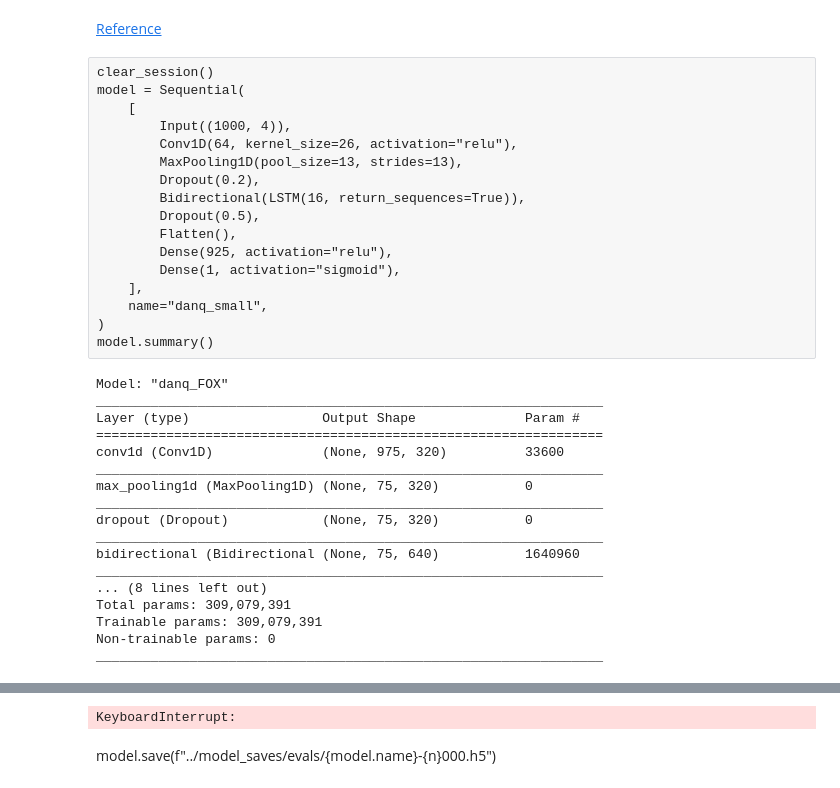
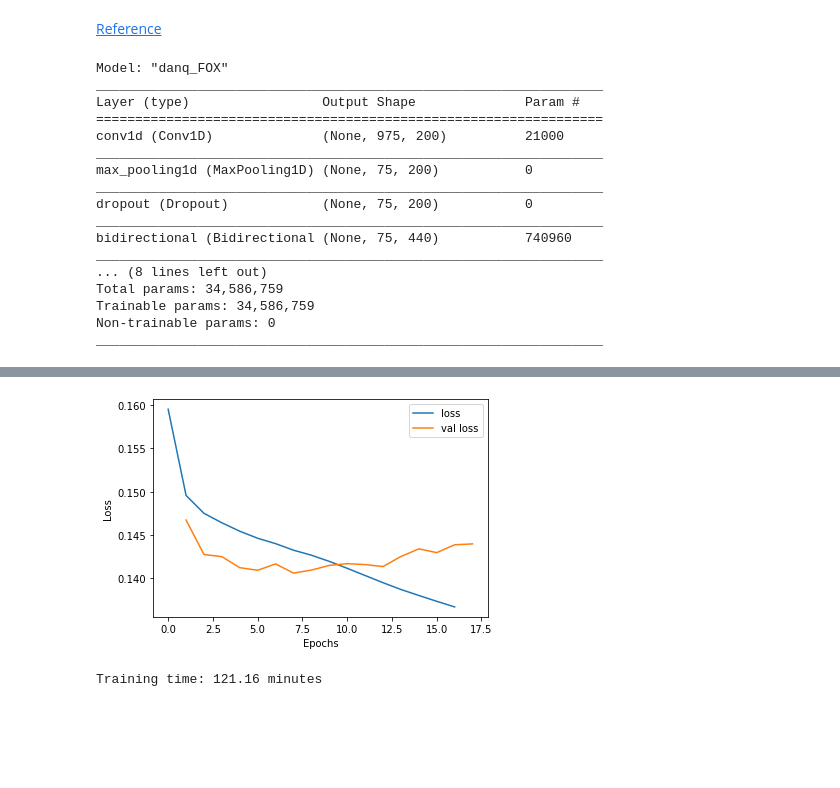
Before and after one commit to ManiacMaxo/Thesis, a Jupyter notebook: src/DanQ.ipynb, the cells around one changed output, grey strips where cells are left out. Drawn from its saved outputs; the diff is of its cells as text; code cells hidden in the pictures; blank space fills up the shorter version.

```diff
--- a/src/DanQ.ipynb
+++ b/src/DanQ.ipynb
@@ -20,35 +21,18 @@ import matplotlib.pyplot as plt
 import numpy as np
 # %% [markdown]
 [Reference](https://github.com/uci-cbcl/DanQ/blob/master/DanQ_train.py)
-# %% [raw]
-clear_session()
-model = Sequential(
-    [
-        Input((1000, 4)),
-        Conv1D(64, kernel_size=26, activation="relu"),
-        MaxPooling1D(pool_size=13, strides=13),
-        Dropout(0.2),
-        Bidirectional(LSTM(16, return_sequences=True)),
-        Dropout(0.5),
-        Flatten(),
-        Dense(925, activation="relu"),
-        Dense(1, activation="sigmoid"),
-    ],
-    name="danq_small",
-)
-model.summary()
 # %%
 clear_session()
 model = Sequential(
     [
         Input((1000, 4)),
-        Conv1D(320, kernel_size=26, activation="relu"),
+        Conv1D(200, kernel_size=26, activation="relu"),
         MaxPooling1D(pool_size=13, strides=13),
         Dropout(0.2),
-        Bidirectional(LSTM(160, return_sequences=True)),
+        Bidirectional(LSTM(220, return_sequences=True)),
         Dropout(0.5),
         Flatten(),
-        Dense(10*640, activation="relu"),
+        Dense(1024, activation="relu"),
         Dense(31, activation="sigmoid"),
     ],
     name="danq_FOX",
@@ -59,17 +43,17 @@ Model: "danq_FOX"
 _________________________________________________________________
 Layer (type)                 Output Shape              Param #
 =================================================================
-conv1d (Conv1D)              (None, 975, 320)          33600
+conv1d (Conv1D)              (None, 975, 200)          21000
 _________________________________________________________________
-max_pooling1d (MaxPooling1D) (None, 75, 320)           0
+max_pooling1d (MaxPooling1D) (None, 75, 200)           0
 _________________________________________________________________
-dropout (Dropout)            (None, 75, 320)           0
+dropout (Dropout)            (None, 75, 200)           0
 _________________________________________________________________
-bidirectional (Bidirectional (None, 75, 640)           1640960
+bidirectional (Bidirectional (None, 75, 440)           740960
 _________________________________________________________________
 ... (8 lines left out)
-Total params: 309,079,391
-Trainable params: 309,079,391
+Total params: 34,586,759
+Trainable params: 34,586,759
 Non-trainable params: 0
 _________________________________________________________________
 # %%
@@ -87,9 +68,22 @@ X_test = rearrange(X_test, "w h c -> w c h")
+# %%
+from tensorflow.keras.callbacks import LearningRateScheduler
+from tensorflow.math import exp
+
+def scheduler(epoch, lr):
+    if epoch < 10:
+        return lr
+
+    return lr * exp(-0.1)
+
+lr_schedule = LearningRateScheduler(scheduler)
 # %%
-es = EarlyStopping(monitor="loss", patience=10)
+es = EarlyStopping(monitor="val_loss", patience=10)
 optimizer = Adam(lr=1e-3)
 
 model.compile(
-    optimizer=optimizer, loss="binary_crossentropy", metrics=["acc"],
+    optimizer=optimizer,
+    loss="binary_crossentropy",
+    metrics=[AUC(multi_label=True), "acc"],
 )
 # %%
 model = train(
@@ -97,8 +91,8 @@ model = train(
     model=model,
     epochs=60,
     validation_freq=1,
-    callbacks=[es],
-    verbose=1,
+    callbacks=[es, lr_schedule],
+    verbose=2,
     batch_size=100,
 )
 
@@ -126,3 +120,2 @@ Epoch 37/60
+[figure, added]
-KeyboardInterrupt:
+Training time: 121.16 minutes
-# %% [markdown]
-model.save(f"../model_saves/evals/{model.name}-{n}000.h5")
```
Also changed, not shown: parts of 8 cells of this notebook, 1 other file.
